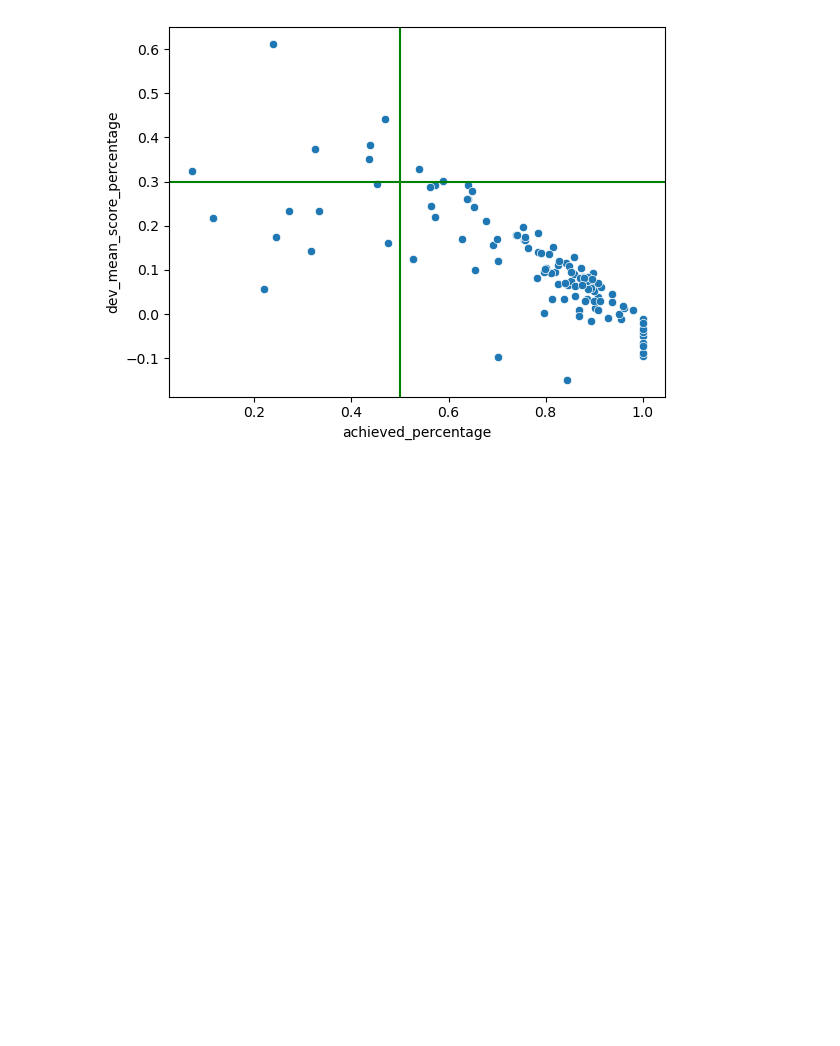
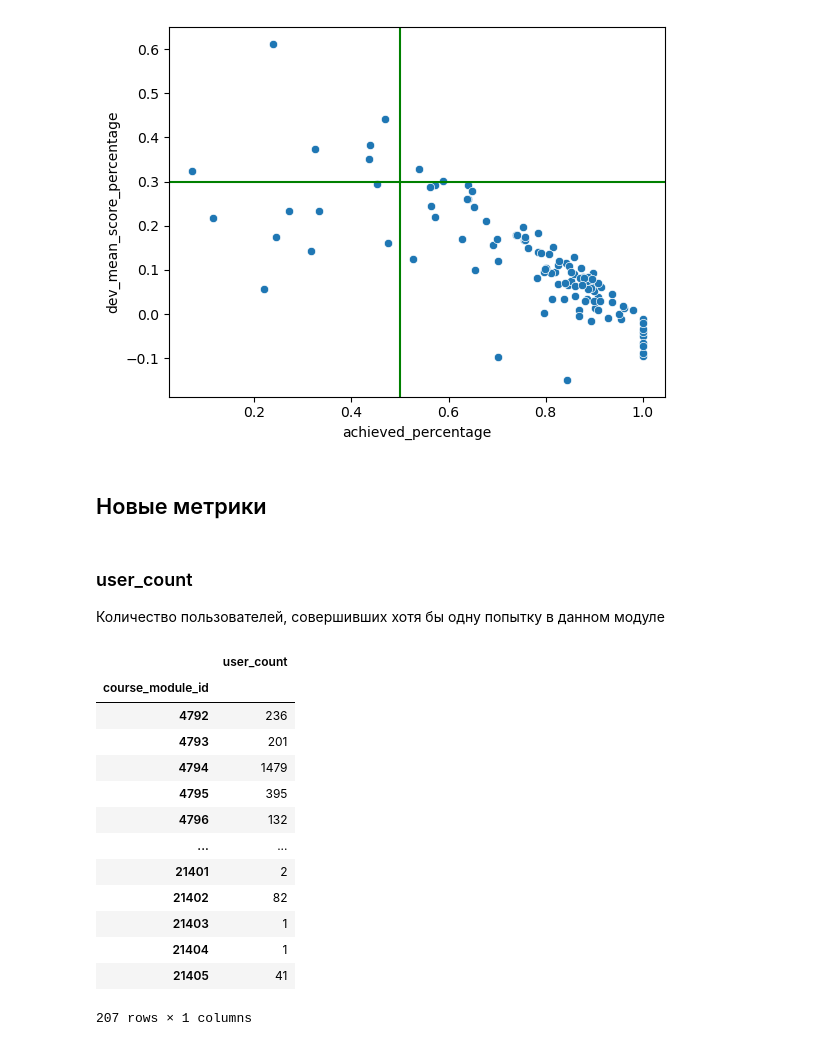
Before and after one commit to pt0p/metrics-for-educational-courses, a Jupyter notebook: module_metrics_research.ipynb, the cells around one changed output. Drawn from its saved outputs; the diff is of its cells as text; code cells hidden in the pictures; blank space fills up the shorter version.

```diff
--- a/module_metrics_research.ipynb
+++ b/module_metrics_research.ipynb
@@ -345,3 +345,28 @@ plt.xlabel("achieved_percentage")
 plt.ylabel("dev_mean_score_percentage");
 # %% [output]
 [figure]
+# %% [markdown]
+## Новые метрики
+# %% [markdown]
+### user_count
+
+Количество пользователей, совершивших хотя бы одну попытку в данном модуле
+# %%
+df = another_filter_module_progress(user_module_progress, user_element_progress)
+user_count = df.groupby('course_module_id').agg(user_count=('user_id', pd.Series.nunique))
+user_count
+# %% [output]
+|  | user_count |
+| course_module_id |  |
+| 4792 | 236 |
+| 4793 | 201 |
+| 4794 | 1479 |
+| 4795 | 395 |
+| 4796 | 132 |
+| ... | ... |
+| 21401 | 2 |
+| 21402 | 82 |
+| 21403 | 1 |
+| 21404 | 1 |
+| 21405 | 41 |
+207 rows × 1 columns
```
Also changed, not shown: parts of 17 cells of this notebook.
